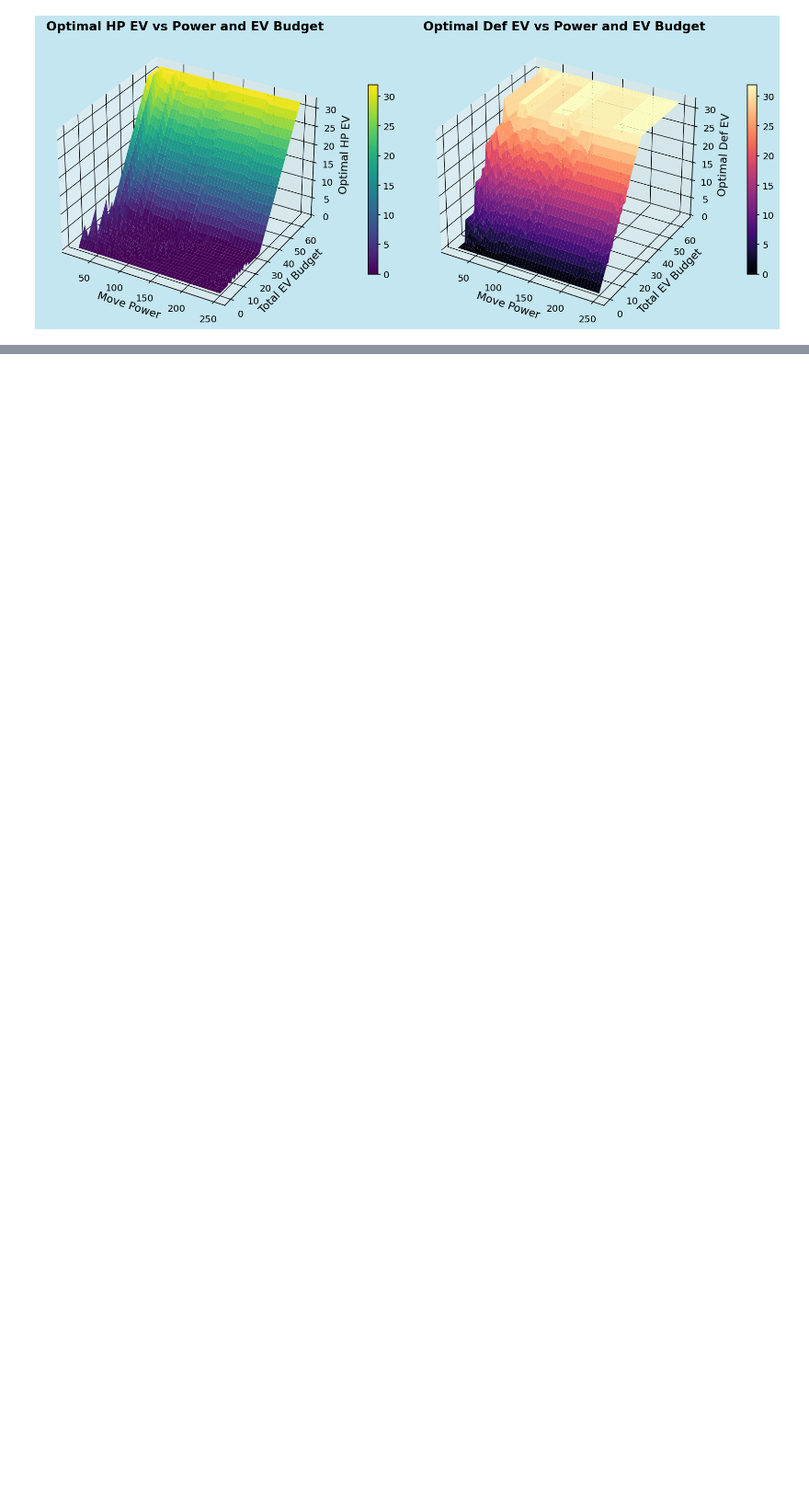
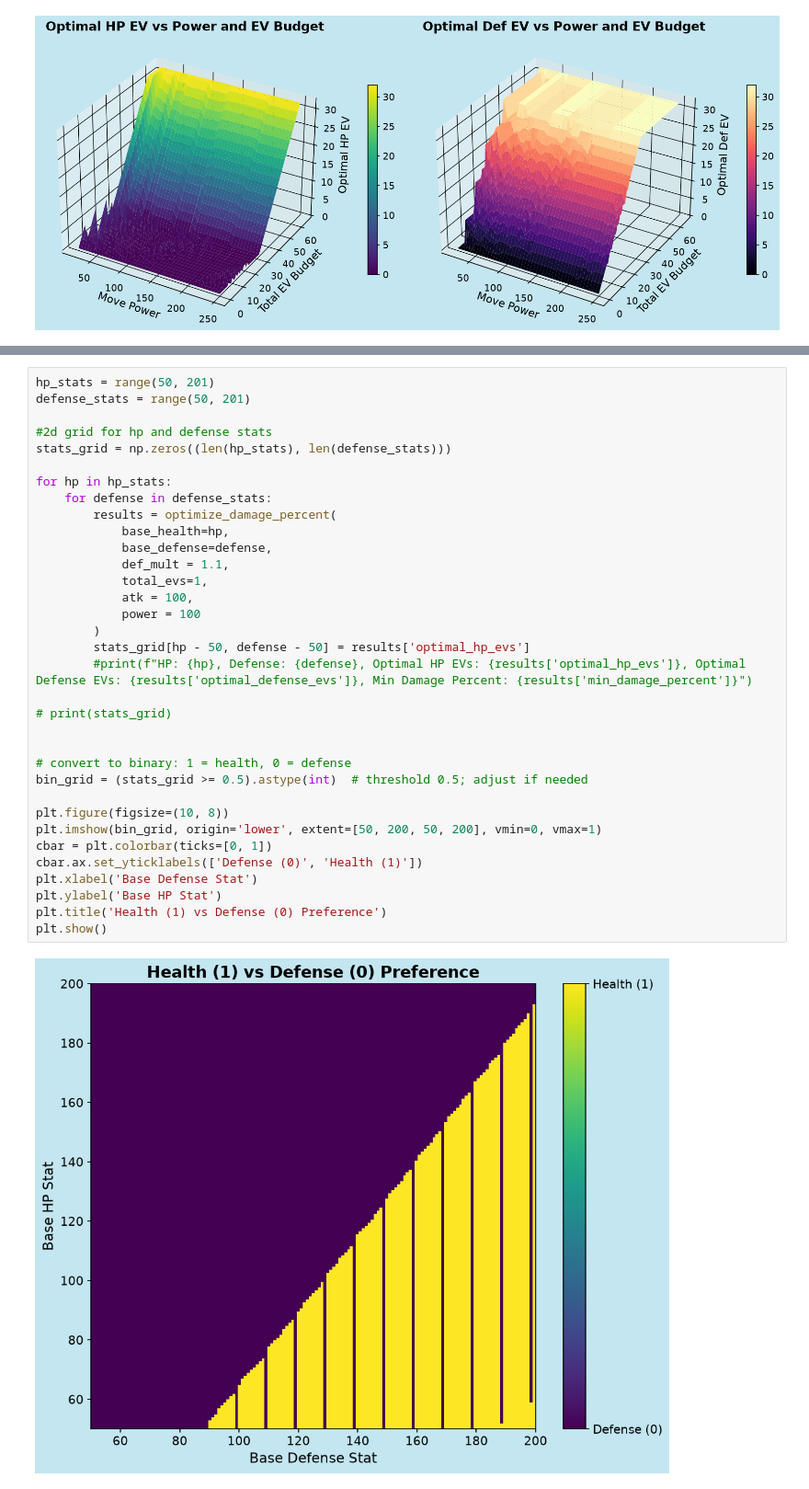
Before and after one commit to switzere/Pokemon-Stat-Optimize, a Jupyter notebook: optimize.ipynb, the cells around one changed output, grey strips where cells are left out. Shown at 92% size. Saved outputs shown, nothing was run; the diff lists cells and outputs as text; blank space fills up the shorter version.

```diff
--- a/optimize.ipynb
+++ b/optimize.ipynb
@@ -1275,0 +1108,36 @@ Minimum Damage Percent: 2.332361516034985
+# %%
+hp_stats = range(50, 201)
+defense_stats = range(50, 201)
+
+#2d grid for hp and defense stats
+stats_grid = np.zeros((len(hp_stats), len(defense_stats)))
+
+for hp in hp_stats:
+    for defense in defense_stats:
+        results = optimize_damage_percent(
+            base_health=hp,
+            base_defense=defense,
+            def_mult = 1.1,
+            total_evs=1,
+            atk = 100,
+            power = 100
+        )
+        stats_grid[hp - 50, defense - 50] = results['optimal_hp_evs']
+        #print(f"HP: {hp}, Defense: {defense}, Optimal HP EVs: {results['optimal_hp_evs']}, Optimal Defense EVs: {results['optimal_defense_evs']}, Min Damage Percent: {results['min_damage_percent']}")
+
+# print(stats_grid)
+
+
+# convert to binary: 1 = health, 0 = defense
+bin_grid = (stats_grid >= 0.5).astype(int)  # threshold 0.5; adjust if needed
+
+plt.figure(figsize=(10, 8))
+plt.imshow(bin_grid, origin='lower', extent=[50, 200, 50, 200], vmin=0, vmax=1)
+cbar = plt.colorbar(ticks=[0, 1])
+cbar.ax.set_yticklabels(['Defense (0)', 'Health (1)'])
+plt.xlabel('Base Defense Stat')
+plt.ylabel('Base HP Stat')
+plt.title('Health (1) vs Defense (0) Preference')
+plt.show()
+# %% [output]
+[figure, added]
```
Also changed, not shown: parts of 28 cells of this notebook, 18 other files.
